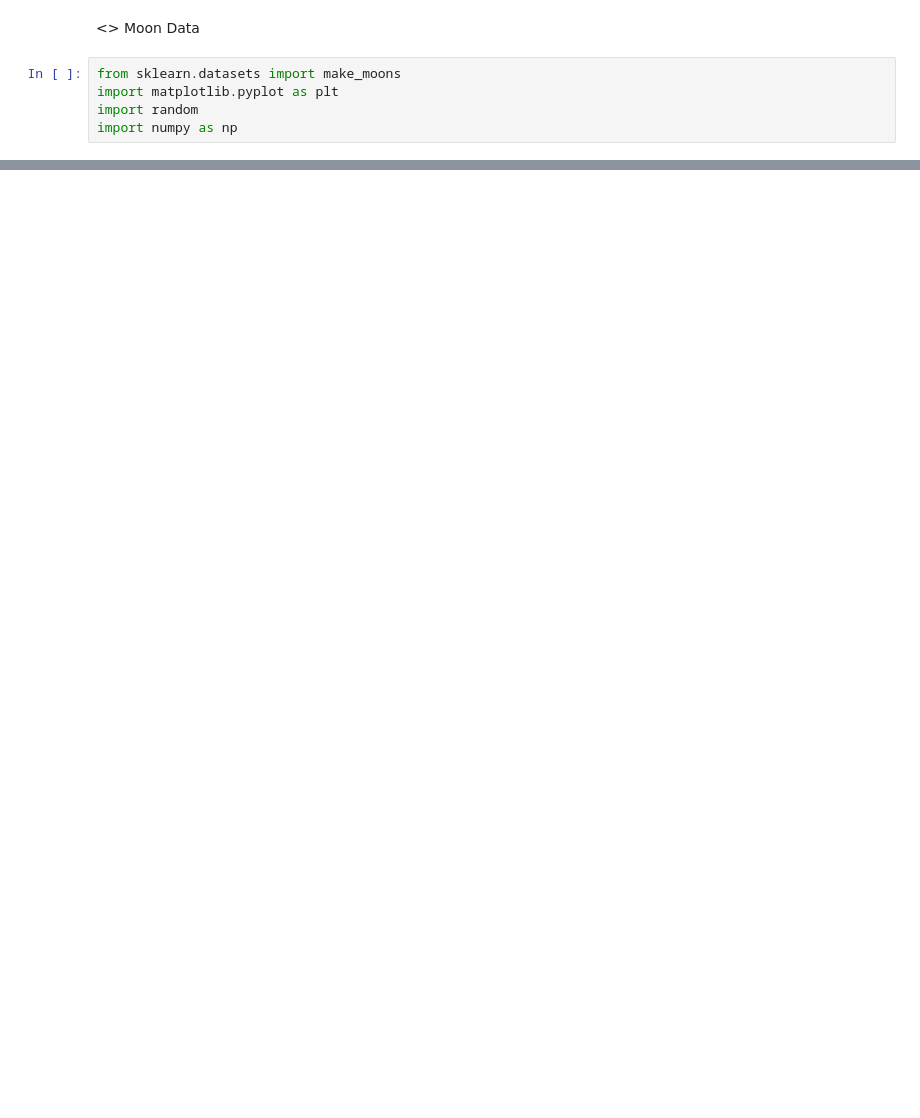
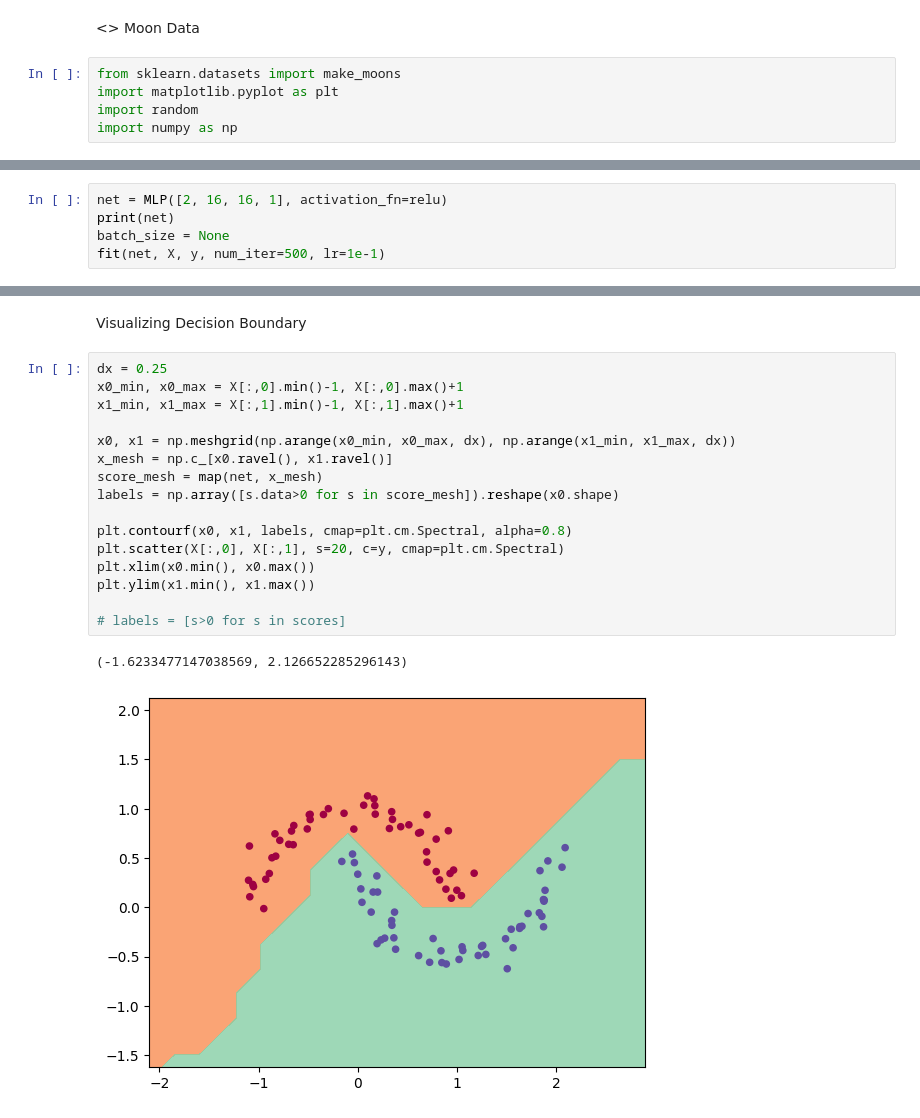
Before and after one commit to tutorials101/micrograd, a Jupyter notebook: micrograd_from_scratch.ipynb, the cells around one changed output, grey strips where cells are left out. Drawn from its saved outputs; the diff is of its cells as text; blank space fills up the shorter version.

```diff
--- a/micrograd_from_scratch.ipynb
+++ b/micrograd_from_scratch.ipynb
@@ -502,0 +521,5 @@ plt.scatter(X[:,0], X[:,1], c=y, s=20, cmap='jet')
+# %%
+net = MLP([2, 16, 16, 1], activation_fn=relu)
+print(net)
+batch_size = None
+fit(net, X, y, num_iter=500, lr=1e-1)
@@ -502,0 +544,21 @@ plt.scatter(X[:,0], X[:,1], c=y, s=20, cmap='jet')
+# %% [markdown]
+Visualizing Decision Boundary
+# %%
+dx = 0.25
+x0_min, x0_max = X[:,0].min()-1, X[:,0].max()+1
+x1_min, x1_max = X[:,1].min()-1, X[:,1].max()+1
+
+x0, x1 = np.meshgrid(np.arange(x0_min, x0_max, dx), np.arange(x1_min, x1_max, dx))
+x_mesh = np.c_[x0.ravel(), x1.ravel()]
+score_mesh = map(net, x_mesh)
+labels = np.array([s.data>0 for s in score_mesh]).reshape(x0.shape)
+
+plt.contourf(x0, x1, labels, cmap=plt.cm.Spectral, alpha=0.8)
+plt.scatter(X[:,0], X[:,1], s=20, c=y, cmap=plt.cm.Spectral)
+plt.xlim(x0.min(), x0.max())
+plt.ylim(x1.min(), x1.max())
+
+# labels = [s>0 for s in scores]
+# %% [output]
+(-1.6233477147038569, 2.126652285296143)
+[figure, added]
```
Also changed, not shown: parts of 10 cells of this notebook.
